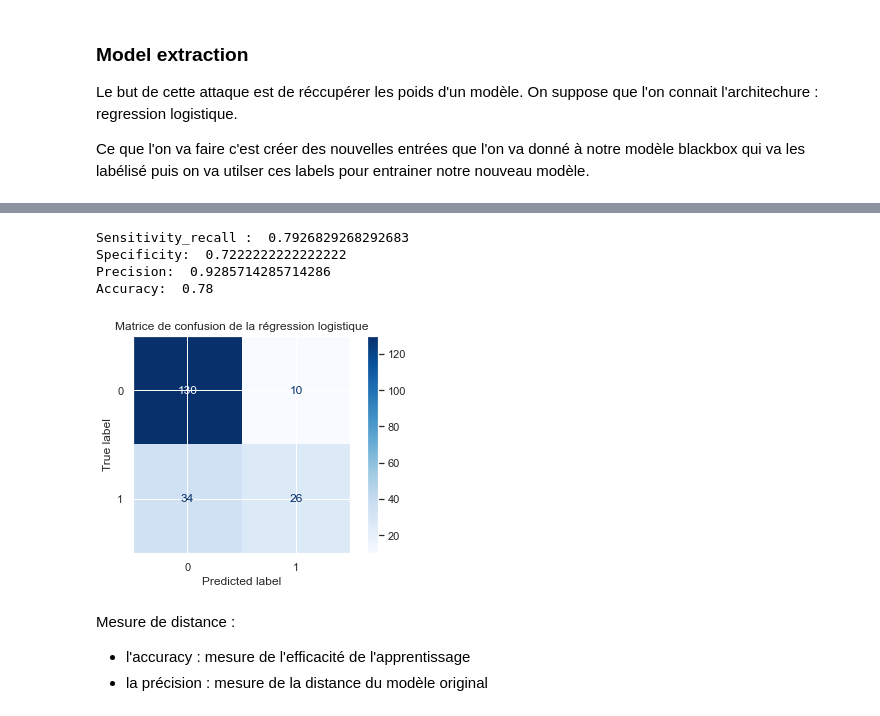
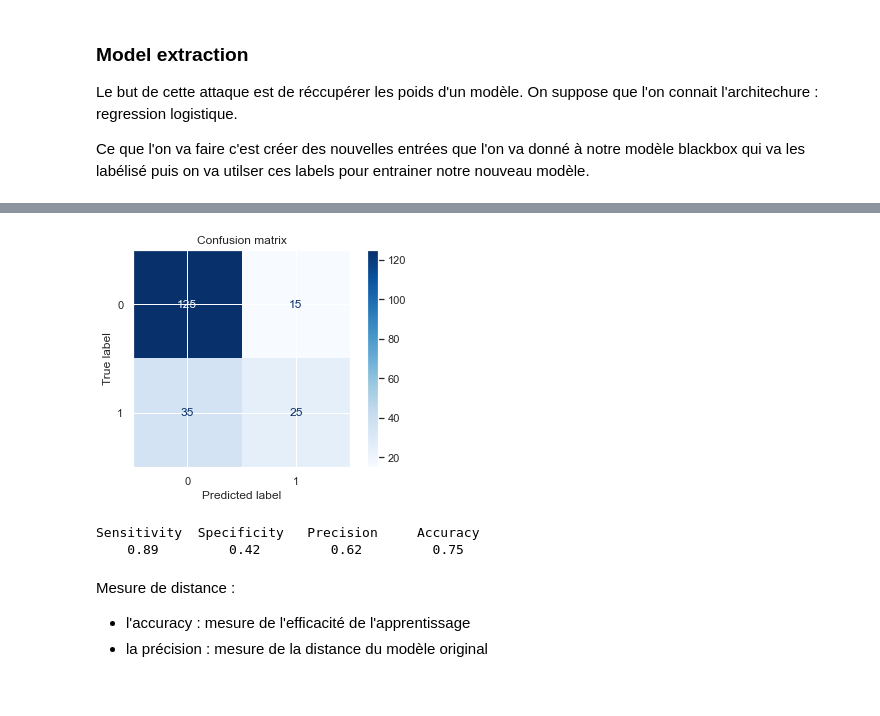
Before and after one commit to PayjPan/Ethique, a Jupyter notebook: privacy.ipynb, the cells around one changed output, grey strips where cells are left out. Cells and saved outputs as stored; diff of their text form; code cells hidden in the pictures.

```diff
--- a/privacy.ipynb
+++ b/privacy.ipynb
@@ -75,13 +87,11 @@ X_new_unif = new_entries_unif(n)
 logreg = model.fit(X_train, y_train)
 y_new_unif = logreg.predict(X_new_unif)
 # %%
-mesure_reg(model.fit(X_new_unif, y_new_unif), X_test, y_test)
+mesure_clas(model.fit(X_new_unif, y_new_unif), X_test, y_test)
 # %% [output]
+[figure, new version]
-Sensitivity_recall :  0.7926829268292683
-Specificity:  0.7222222222222222
-Precision:  0.9285714285714286
-Accuracy:  0.78
+Sensitivity  Specificity   Precision     Accuracy
+    0.89         0.42         0.62         0.75
-[figure, old version]
 # %% [markdown]
 Mesure de distance :
  - l'accuracy : mesure de l'efficacité de l'apprentissage
```
Also changed, not shown: parts of 26 cells of this notebook, 8 other files.
